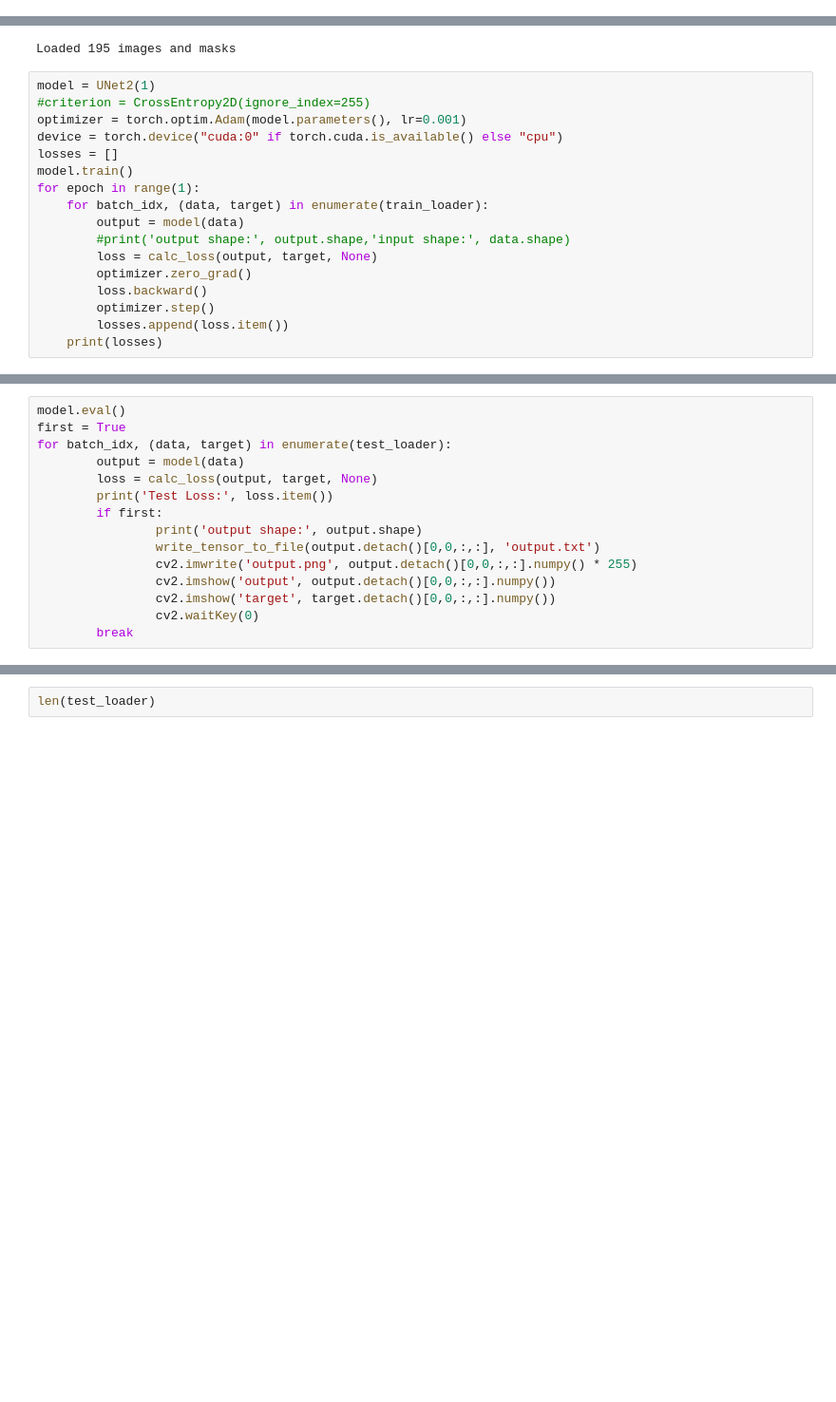
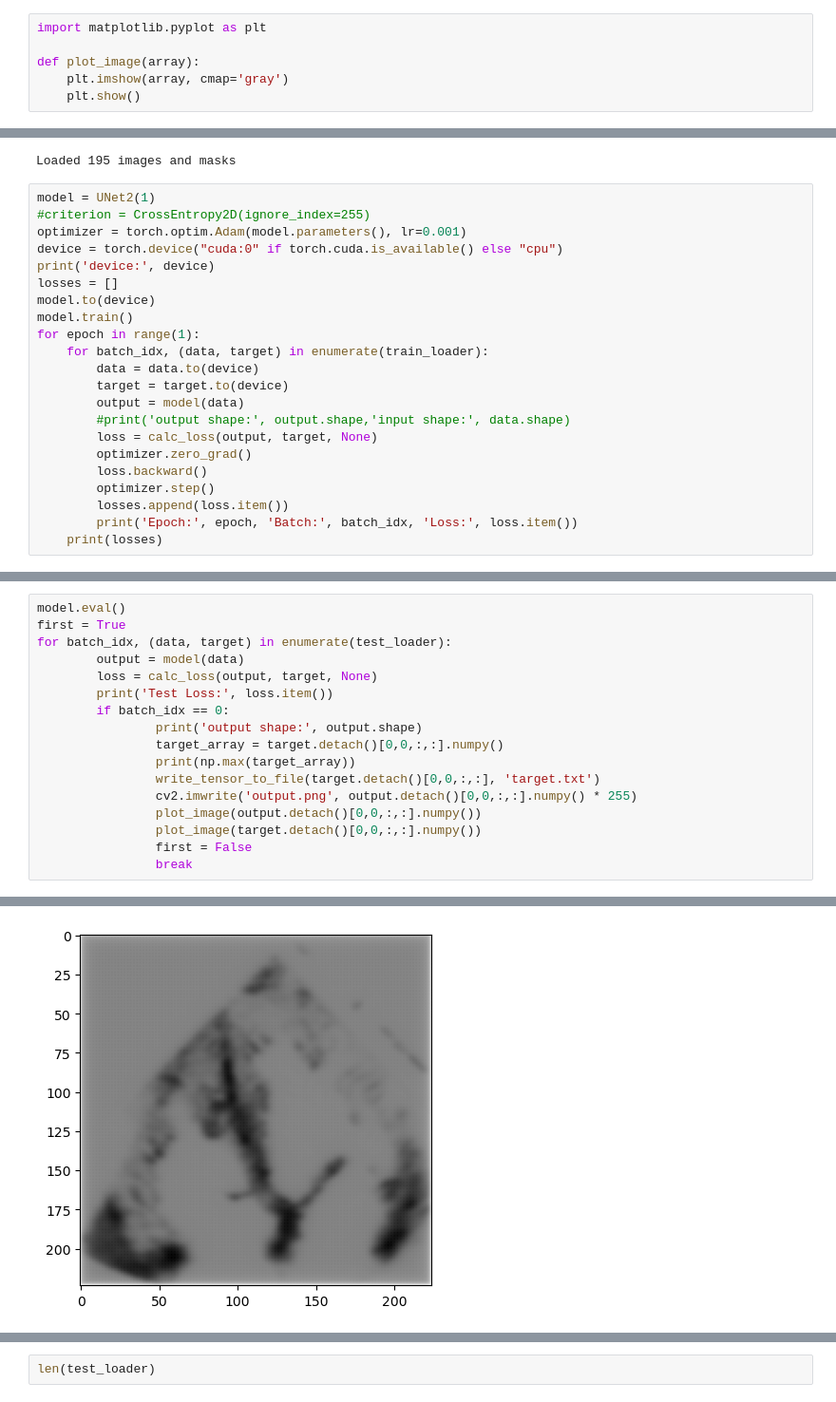
Before and after one commit to zytros/HS23, a Jupyter notebook: AML/task3/uNet/uNet.ipynb, the cells around one changed output, grey strips where cells are left out. Shown at 95% size. Drawn from its saved outputs; the diff is of its cells as text; blank space fills up the shorter version.

```diff
--- a/AML/task3/uNet/uNet.ipynb
+++ b/AML/task3/uNet/uNet.ipynb
@@ -9,6 +9,12 @@ from torch.utils.data import Dataset, DataLoader
 import os
 import numpy as np
 import cv2
+# %%
+import matplotlib.pyplot as plt
+
+def plot_image(array):
+    plt.imshow(array, cmap='gray')
+    plt.show()
 # %%
 class MyDataset(Dataset):
 
@@ -274,10 +280,14 @@ model = UNet2(1)
 #criterion = CrossEntropy2D(ignore_index=255)
 optimizer = torch.optim.Adam(model.parameters(), lr=0.001)
 device = torch.device("cuda:0" if torch.cuda.is_available() else "cpu")
+print('device:', device)
 losses = []
+model.to(device)
 model.train()
 for epoch in range(1):
     for batch_idx, (data, target) in enumerate(train_loader):
+        data = data.to(device)
+        target = target.to(device)
         output = model(data)
         #print('output shape:', output.shape,'input shape:', data.shape)
         loss = calc_loss(output, target, None)
@@ -285,5 +295,6 @@ for epoch in range(1):
         loss.backward()
         optimizer.step()
         losses.append(loss.item())
+        print('Epoch:', epoch, 'Batch:', batch_idx, 'Loss:', loss.item())
     print(losses)
 # %% [output]
@@ -295,12 +313,14 @@ for batch_idx, (data, target) in enumerate(test_loader):
         output = model(data)
         loss = calc_loss(output, target, None)
         print('Test Loss:', loss.item())
-        if first:
+        if batch_idx == 0:
                 print('output shape:', output.shape)
-                write_tensor_to_file(output.detach()[0,0,:,:], 'output.txt')
+                target_array = target.detach()[0,0,:,:].numpy()
+                print(np.max(target_array))
+                write_tensor_to_file(target.detach()[0,0,:,:], 'target.txt')
                 cv2.imwrite('output.png', output.detach()[0,0,:,:].numpy() * 255)
-                cv2.imshow('output', output.detach()[0,0,:,:].numpy())
-                cv2.imshow('target', target.detach()[0,0,:,:].numpy())
-                cv2.waitKey(0)
-        break
+                plot_image(output.detach()[0,0,:,:].numpy())
+                plot_image(target.detach()[0,0,:,:].numpy())
+                first = False
+                break
 # %% [output]
@@ -309,0 +330 @@ Error:
+[figure, added]
```
Also changed, not shown: parts of 2 cells of this notebook, 2 other files.
